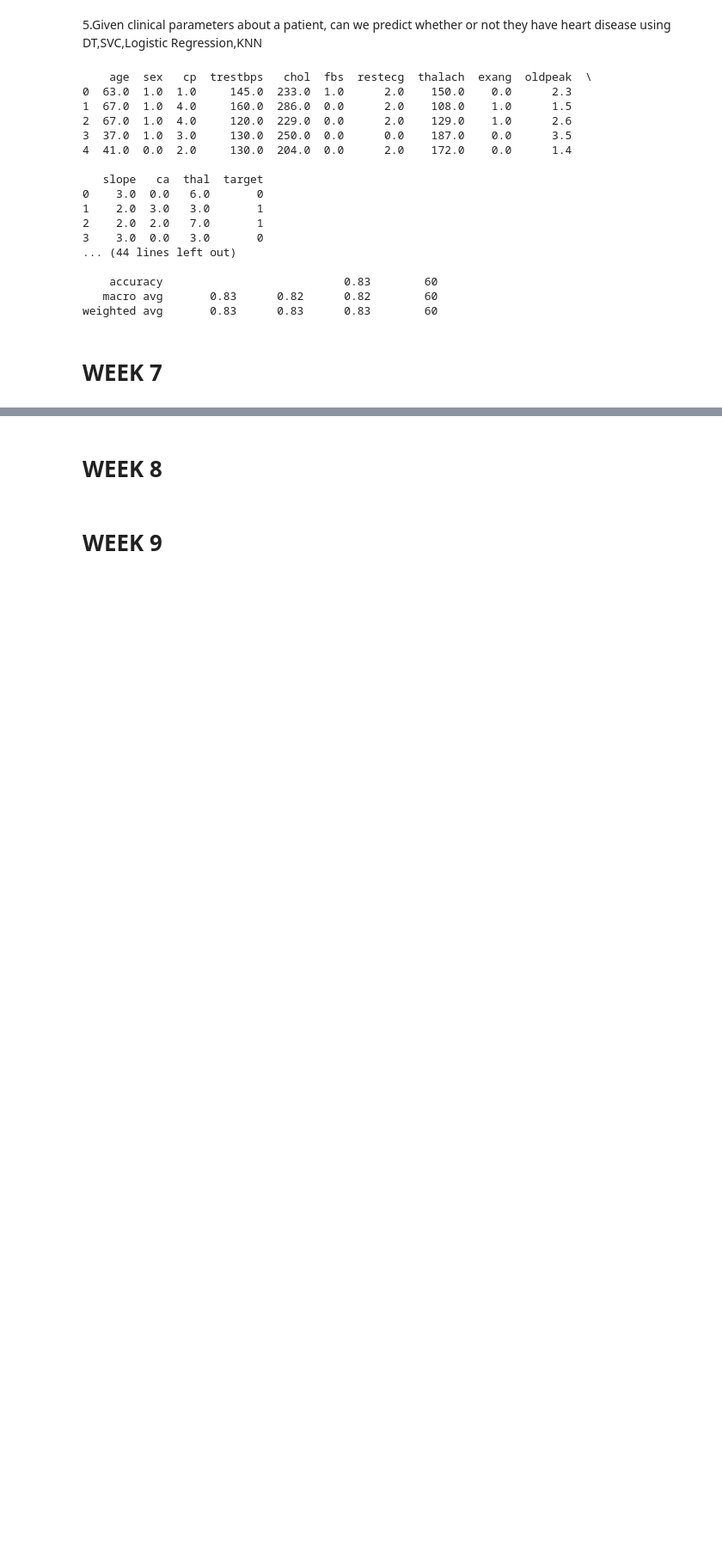
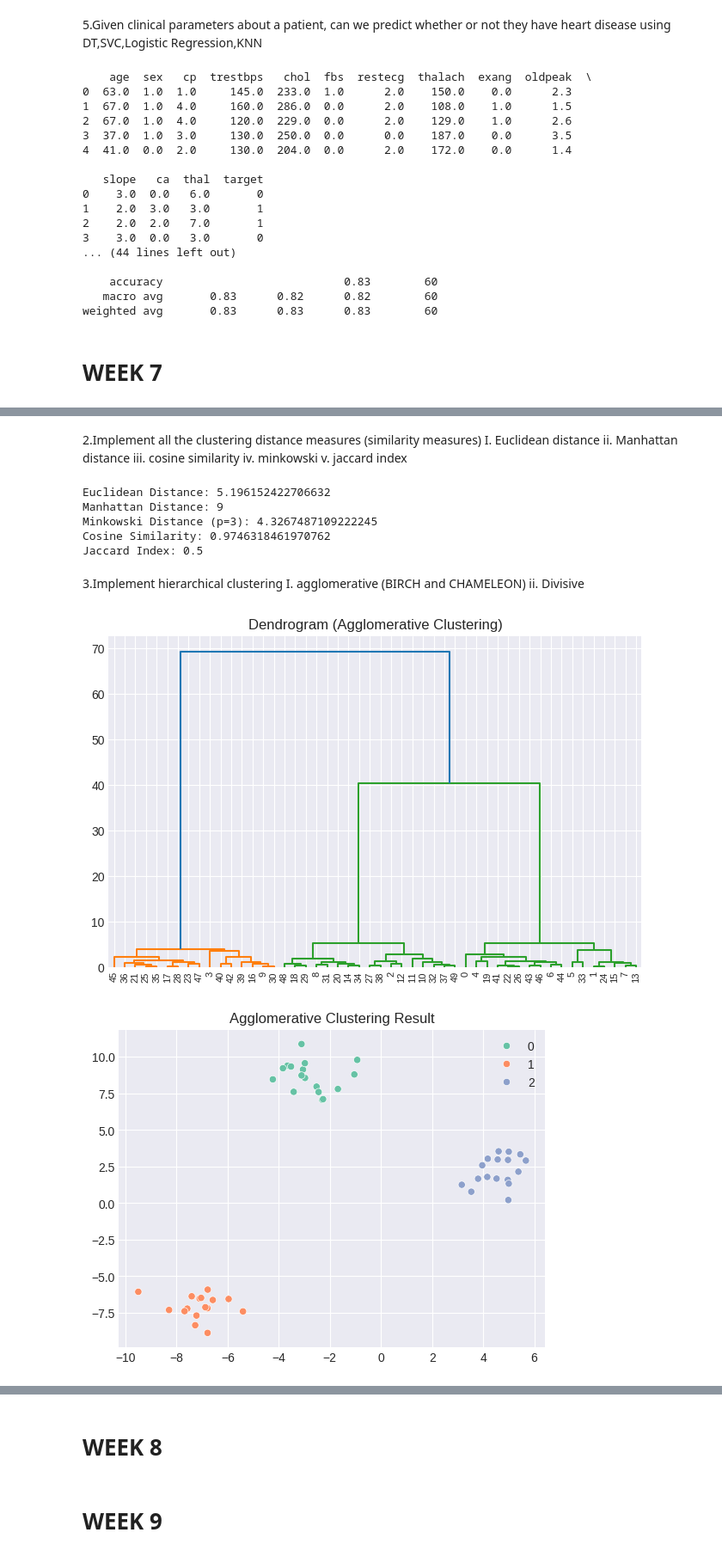
Before and after one commit to V4T5AV/ML, a Jupyter notebook: ML.ipynb, the cells around one changed output, grey strips where cells are left out. Shown at 86% size. Cells and saved outputs as stored; diff of their text form; code cells hidden in the pictures; blank space fills up the shorter version.

```diff
--- a/ML.ipynb
+++ b/ML.ipynb
@@ -1106,0 +1159,69 @@ weighted avg       0.83      0.83      0.83        60
+# %% [markdown]
+2.Implement all the clustering distance measures (similarity measures)
+I. Euclidean distance
+ii. Manhattan distance
+iii. cosine similarity
+iv. minkowski
+v. jaccard index
+# %%
+# ===============================
+# STEP 1: Import Libraries
+# ===============================
+from scipy.spatial.distance import euclidean, cityblock, minkowski
+from sklearn.metrics.pairwise import cosine_similarity
+from sklearn.metrics import jaccard_score
+
+# Example vectors
+x = np.array([1, 2, 3])
+y = np.array([4, 5, 6])
+
+print("Euclidean Distance:", euclidean(x, y))
+print("Manhattan Distance:", cityblock(x, y))
+print("Minkowski Distance (p=3):", minkowski(x, y, 3))
+
+# Cosine Similarity (1 means identical direction)
+cos_sim = cosine_similarity([x], [y])[0][0]
+print("Cosine Similarity:", cos_sim)
+
+# Jaccard Index (for binary vectors)
+x_bin = np.array([1, 0, 1, 1])
+y_bin = np.array([1, 1, 0, 1])
+print("Jaccard Index:", jaccard_score(x_bin, y_bin))
+# %% [output]
+Euclidean Distance: 5.196152422706632
+Manhattan Distance: 9
+Minkowski Distance (p=3): 4.3267487109222245
+Cosine Similarity: 0.9746318461970762
+Jaccard Index: 0.5
+# %% [markdown]
+3.Implement hierarchical clustering
+I. agglomerative (BIRCH and CHAMELEON)
+ii. Divisive
+# %%
+# ===============================
+# STEP 1: Import Libraries
+# ===============================
+from scipy.cluster.hierarchy import dendrogram, linkage, fcluster
+from sklearn.cluster import AgglomerativeClustering
+import seaborn as sns
+
+# Generate sample data
+X, _ = make_blobs(n_samples=50, centers=3, random_state=42)
+
+# ===============================
+# Agglomerative Hierarchical Clustering
+# ===============================
+plt.figure(figsize=(8,5))
+Z = linkage(X, method='ward')
+dendrogram(Z)
+plt.title("Dendrogram (Agglomerative Clustering)")
+plt.show()
+
+agg = AgglomerativeClustering(n_clusters=3, linkage='ward')
+labels = agg.fit_predict(X)
+sns.scatterplot(x=X[:,0], y=X[:,1], hue=labels, palette='Set2')
+plt.title("Agglomerative Clustering Result")
+plt.show()
+# %% [output]
+[figure, added]
+[figure, added]
```
Also changed, not shown: parts of 11 cells of this notebook.
